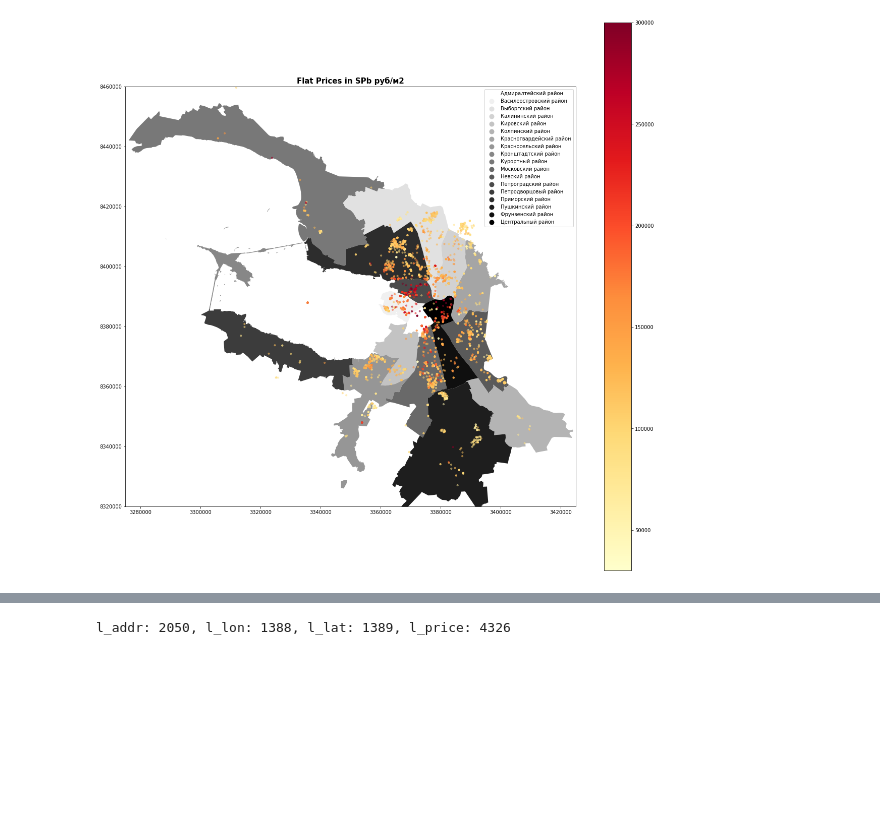
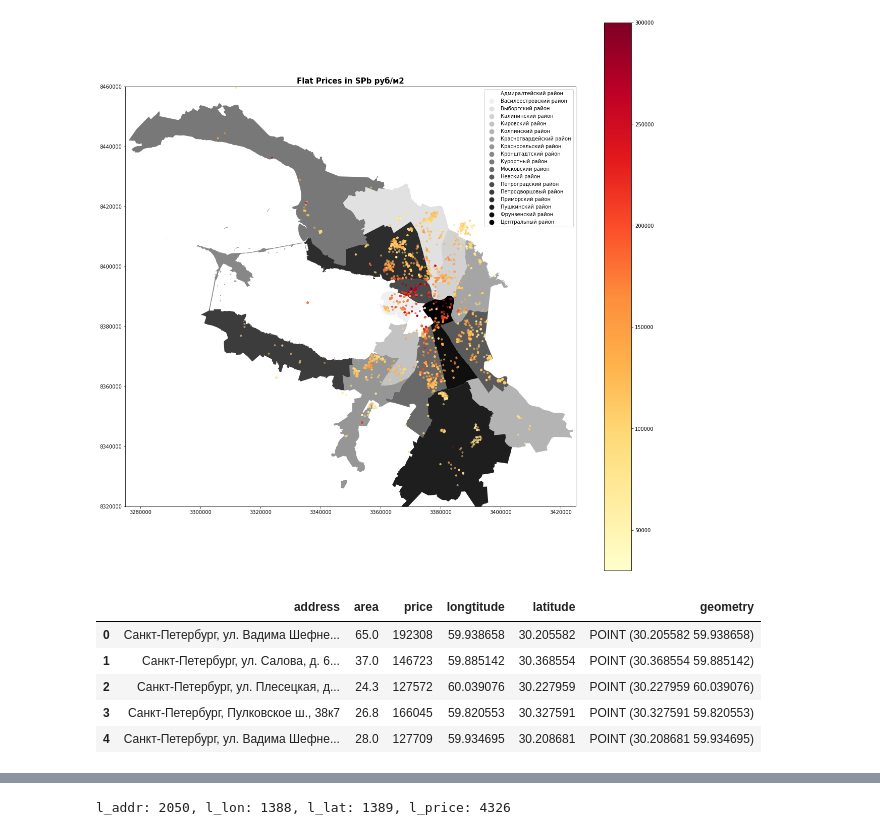
Before and after one commit to vitomed/EPAMFinalTask, a Jupyter notebook: avito/SPb_visualisation.ipynb, the cells around one changed output, grey strips where cells are left out. Saved outputs shown, nothing was run; the diff lists cells and outputs as text; code cells hidden in the pictures; blank space fills up the shorter version.

```diff
--- a/avito/SPb_visualisation.ipynb
+++ b/avito/SPb_visualisation.ipynb
@@ -45,3 +45,12 @@ plt.xlim( 3275000,3425000)
 plt.show()
 # %% [output]
 [figure]
+# %%
+flats_geo.head()
+# %% [output]
+|  | address | area | price | longtitude | latitude | geometry |
+| 0 | Санкт-Петербург, ул. Вадима Шефне... | 65.0 | 192308 | 59.938658 | 30.205582 | POINT (30.205582 59.938658) |
+| 1 | Санкт-Петербург, ул. Салова, д. 6... | 37.0 | 146723 | 59.885142 | 30.368554 | POINT (30.368554 59.885142) |
+| 2 | Санкт-Петербург, ул. Плесецкая, д... | 24.3 | 127572 | 60.039076 | 30.227959 | POINT (30.227959 60.039076) |
+| 3 | Санкт-Петербург, Пулковское ш., 38к7 | 26.8 | 166045 | 59.820553 | 30.327591 | POINT (30.327591 59.820553) |
+| 4 | Санкт-Петербург, ул. Вадима Шефне... | 28.0 | 127709 | 59.934695 | 30.208681 | POINT (30.208681 59.934695) |
```
Also changed, not shown: parts of 8 cells of this notebook, 1 other file.
